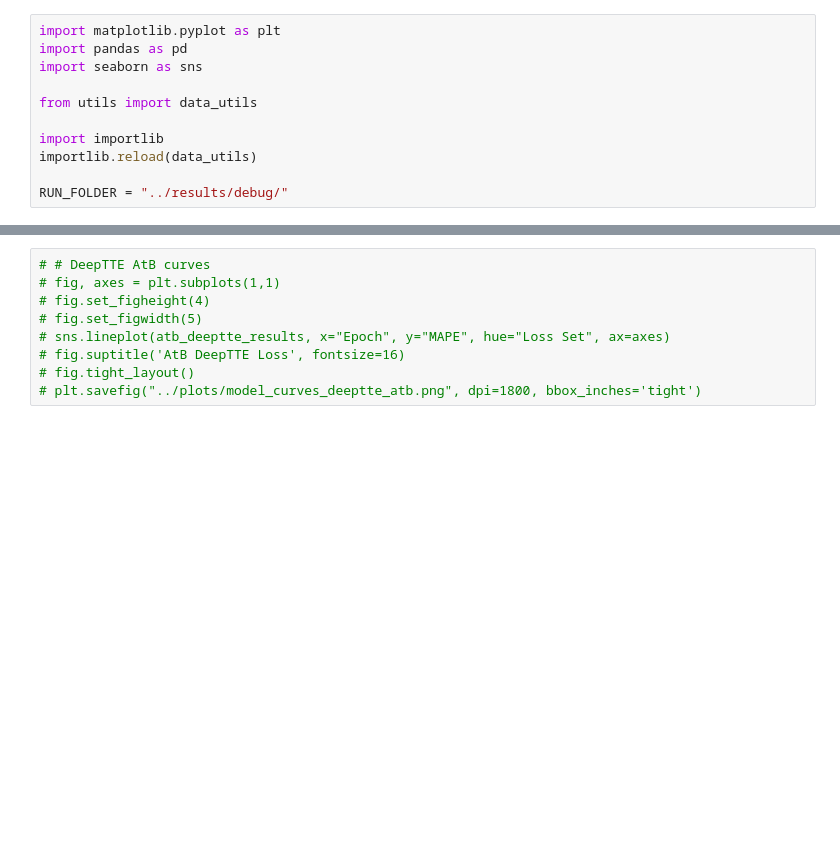
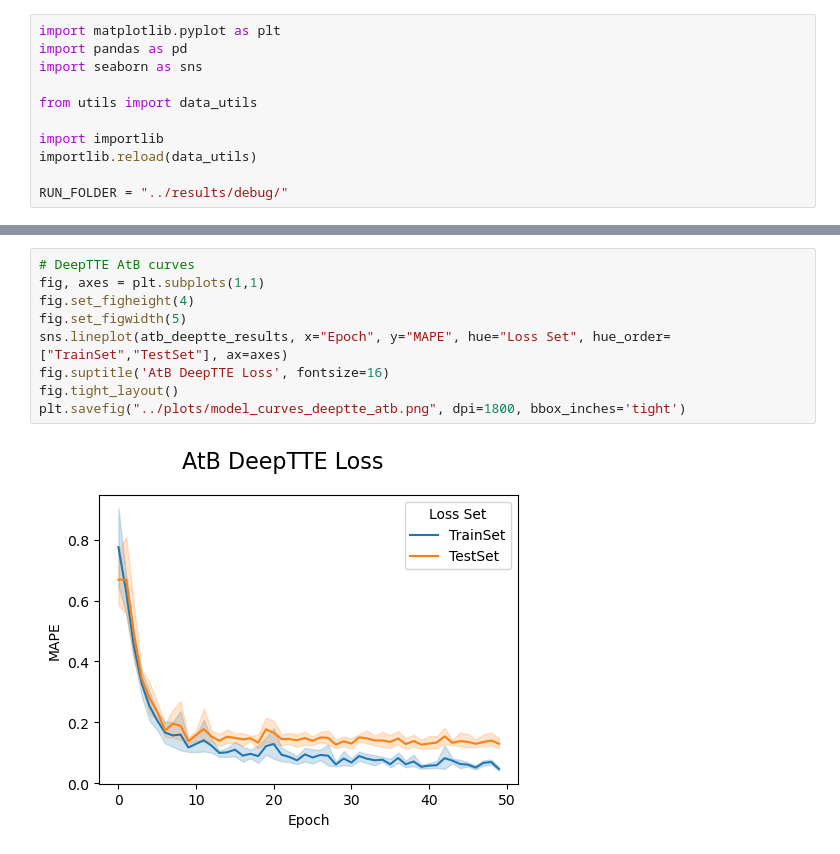
Before and after one commit to zackAemmer/generalizable_travel_times, a Jupyter notebook: src/explore_results.ipynb, the cells around one changed output, grey strips where cells are left out. Saved outputs shown, nothing was run; the diff lists cells and outputs as text; blank space fills up the shorter version.

```diff
--- a/src/explore_results.ipynb
+++ b/src/explore_results.ipynb
@@ -50,12 +56,14 @@ print(f"All NN Models: {pd.unique(model_curves_df['Model'])}")
 # %%
-# # DeepTTE AtB curves
-# fig, axes = plt.subplots(1,1)
-# fig.set_figheight(4)
-# fig.set_figwidth(5)
-# sns.lineplot(atb_deeptte_results, x="Epoch", y="MAPE", hue="Loss Set", ax=axes)
-# fig.suptitle('AtB DeepTTE Loss', fontsize=16)
-# fig.tight_layout()
-# plt.savefig("../plots/model_curves_deeptte_atb.png", dpi=1800, bbox_inches='tight')
+# DeepTTE AtB curves
+fig, axes = plt.subplots(1,1)
+fig.set_figheight(4)
+fig.set_figwidth(5)
+sns.lineplot(atb_deeptte_results, x="Epoch", y="MAPE", hue="Loss Set", hue_order=["TrainSet","TestSet"], ax=axes)
+fig.suptitle('AtB DeepTTE Loss', fontsize=16)
+fig.tight_layout()
+plt.savefig("../plots/model_curves_deeptte_atb.png", dpi=1800, bbox_inches='tight')
+# %% [output]
+[figure, added]
 # %%
 plot_data = performances_df[performances_df['City']=="Seattle"]
 fig, axes = plt.subplots(3,1)
```
Also changed, not shown: parts of 7 cells of this notebook, 5 other files.
